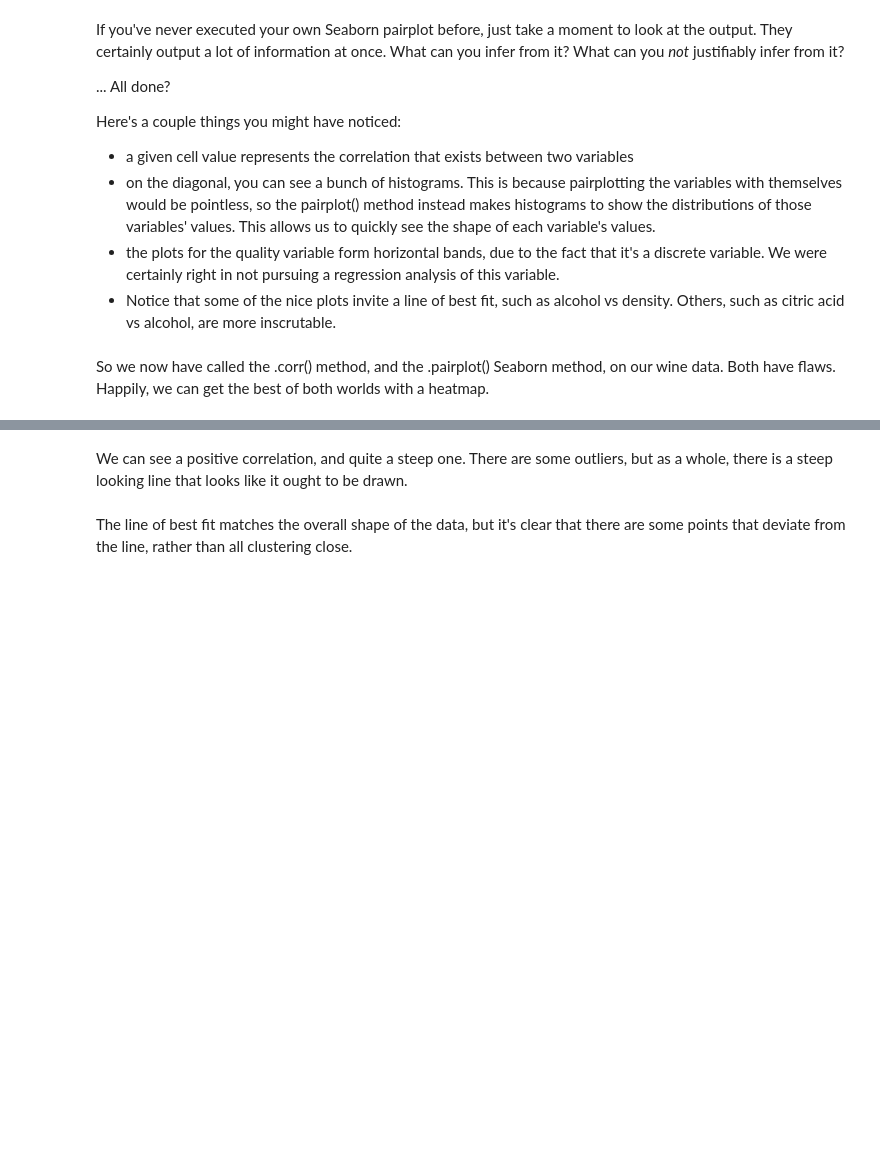
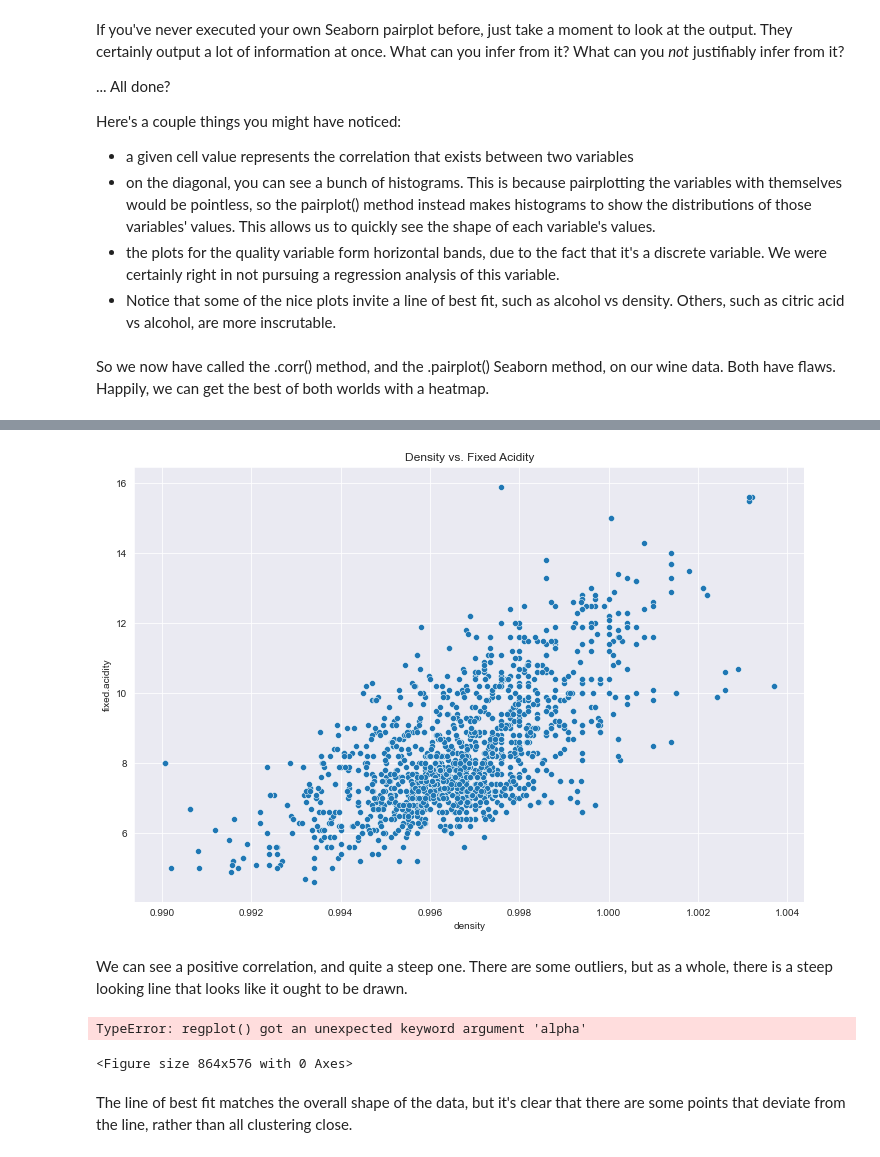
Before and after one commit to rcepedaraza/case-study-red-wines, a Jupyter notebook: notebooks/Regression Case Study - the Red Wine Dataset - Tier 3.ipynb, the cells around one changed output, grey strips where cells are left out. Cells and saved outputs as stored; diff of their text form; code cells hidden in the pictures; blank space fills up the shorter version.

```diff
--- a/notebooks/Regression Case Study - the Red Wine Dataset - Tier 3.ipynb
+++ b/notebooks/Regression Case Study - the Red Wine Dataset - Tier 3.ipynb
@@ -249,8 +248,30 @@ _ _ _
+# %%
+# Plot density against fixed.acidity
+plt.figure(figsize=(12, 8))
+sns.scatterplot(
+    x="density",
+    y="fixed.acidity",
+    data=wine_df
+)
+plt.title("Density vs. Fixed Acidity")
+plt.show()
+# %% [output]
+[figure, added]
 # %% [markdown]
 We can see a positive correlation, and quite a steep one. There are some outliers, but as a whole, there is a steep looking line that looks like it ought to be drawn.
 # %%
 # Call the regplot method on your sns object, with parameters: x = 'density', y = 'fixed.acidity'
-_ _ _
+plt.figure(figsize=(12, 8))
+sns.regplot(
+    x="density",
+    y="fixed.acidity",
+    data=wine_df,
+    alpha=0.5
+)
+plt.show()
+# %% [output]
+TypeError: regplot() got an unexpected keyword argument 'alpha'
+<Figure size 864x576 with 0 Axes>
 # %% [markdown]
 The line of best fit matches the overall shape of the data, but it's clear that there are some points that deviate from the line, rather than all clustering close.
 # %% [markdown]
```
Also changed, not shown: parts of 6 cells of this notebook.
